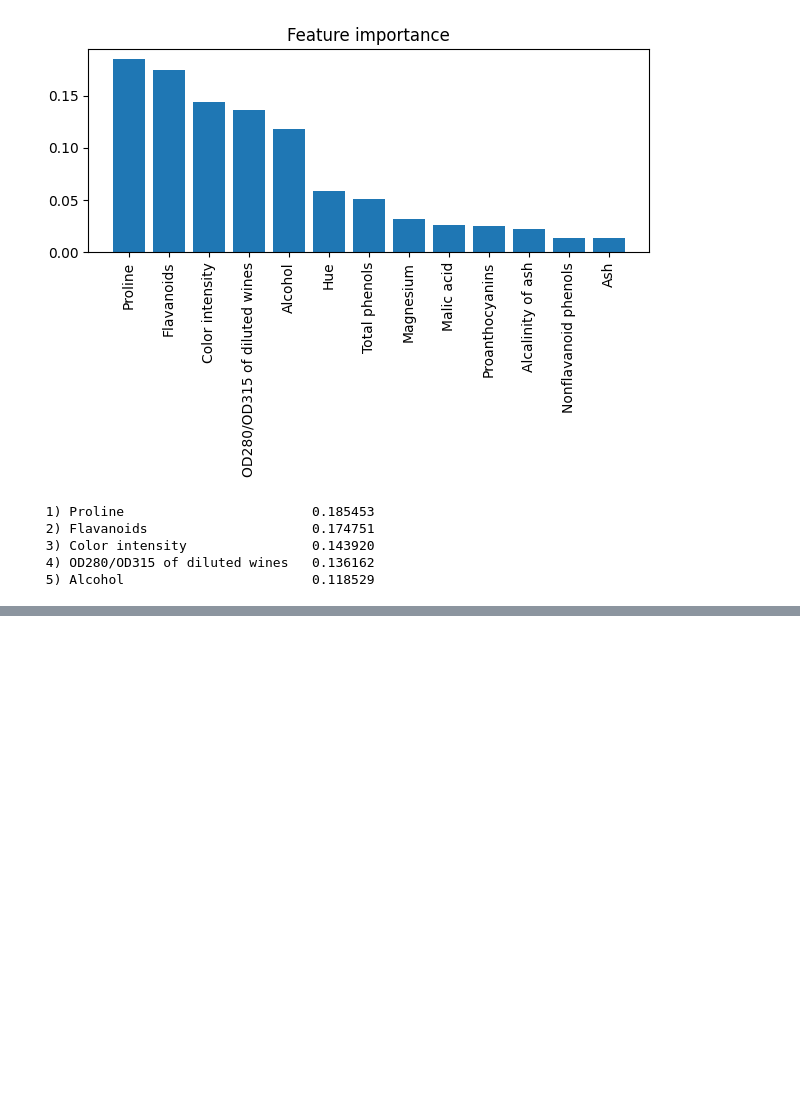
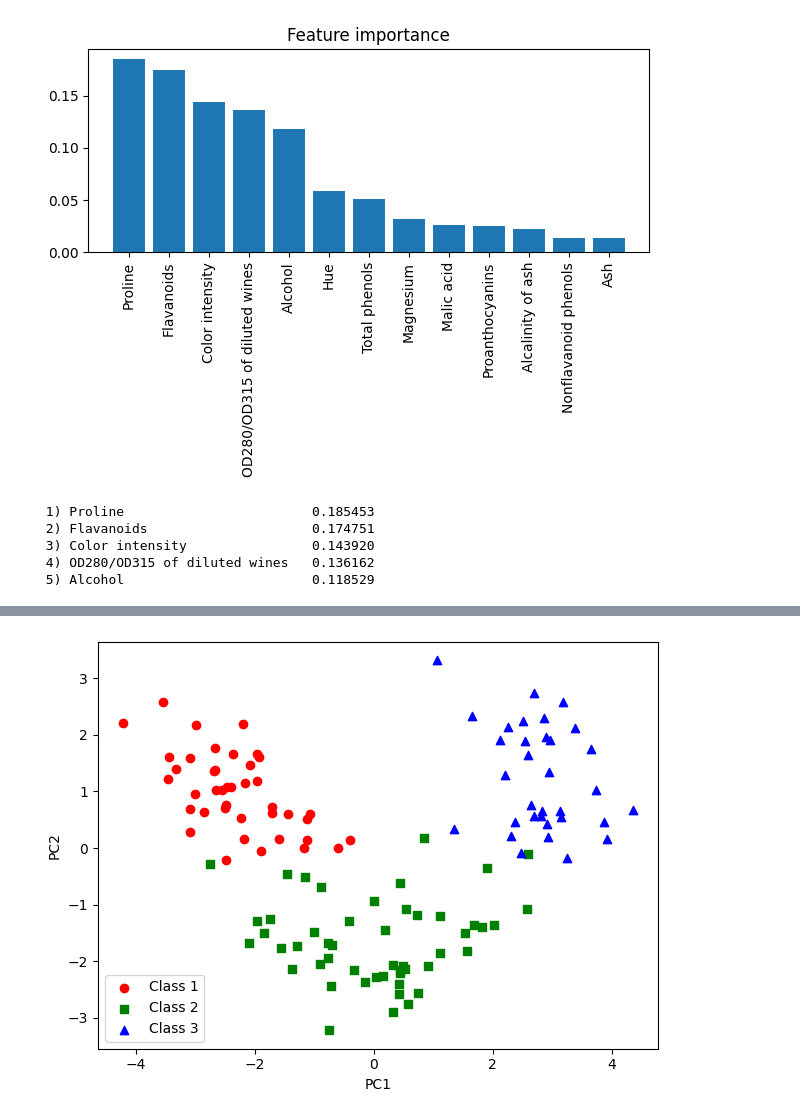
Before and after one commit to kevinswf/PyTorchSklearn, a Jupyter notebook: DataPreprocessing.ipynb, the cells around one changed output, grey strips where cells are left out. Drawn from its saved outputs; the diff is of its cells as text; code cells hidden in the pictures; blank space fills up the shorter version.

```diff
--- a/DataPreprocessing.ipynb
+++ b/DataPreprocessing.ipynb
@@ -256,0 +308,11 @@ for f in range(X_selected.shape[1]):
+# %%
+# next is to construct a projection matrix from the k-most important eigenvectors
+
+# create a list of (eigenvalue, eigenvector) tuples
+eigen_pairs = [(np.abs(eigen_vals[i]), eigen_vecs[:, i]) for i in range(len(eigen_vals))]
+# sort in decreasing order of eigenvalue
+eigen_pairs.sort(key=lambda k: k[0], reverse=True)
+
+# select the 2 most eigenvectors for the projection matrix
+w = np.hstack((eigen_pairs[0][1][:, np.newaxis], eigen_pairs[1][1][:, np.newaxis]))
+print('Projection Matrix:\n', w)
@@ -256,0 +334,16 @@ for f in range(X_selected.shape[1]):
+# %%
+# transform the original feature space into the new feature space
+X_train_pca = X_train_std.dot(w)
+
+# plot the new dataset (now only 2 features)
+colors = ['r', 'g', 'b']
+markers = ['o', 's', '^']
+for l, c, m in zip(np.unique(y_train), colors, markers):
+    plt.scatter(X_train_pca[y_train==l, 0], X_train_pca[y_train==l, 1], c=c, label=f'Class {l}', marker=m)
+plt.xlabel('PC1')
+plt.ylabel('PC2')
+plt.legend(loc='best')
+plt.tight_layout()
+plt.show()
+# %% [output]
+[figure, added]
```
Also changed, not shown: parts of 20 cells of this notebook.
